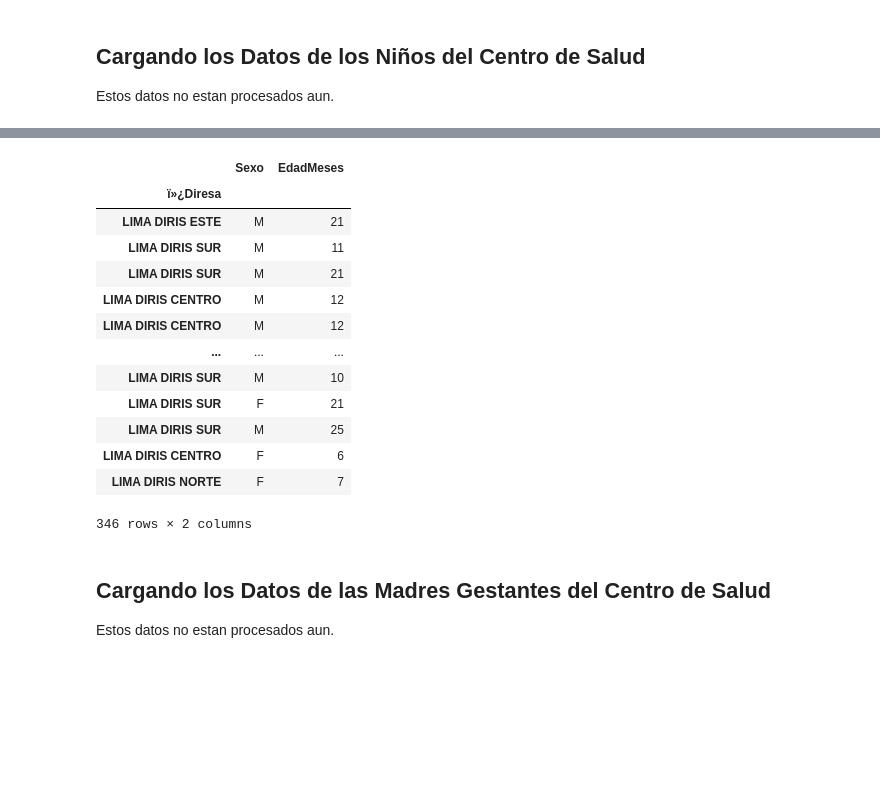
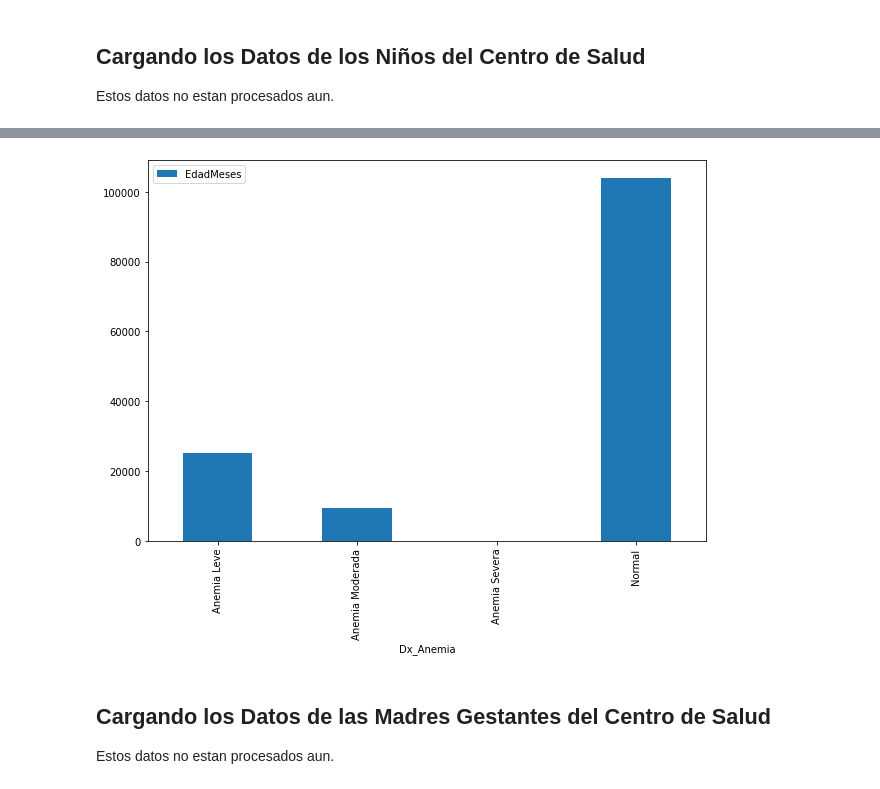
Before and after one commit to ErikssonLlamocca/ProyecBootcampPy, a Jupyter notebook: Proyec1/dataAnemia.ipynb, the cells around one changed output, grey strips where cells are left out. Cells and saved outputs as stored; diff of their text form; code cells hidden in the pictures; blank space fills up the shorter version.

```diff
--- a/Proyec1/dataAnemia.ipynb
+++ b/Proyec1/dataAnemia.ipynb
@@ -40,20 +57,14 @@ agx.shape
+# %%
+ddf1= dfnt.groupby('Dx_Anemia')['EdadMeses'].count()
+# %%
+fd= pd.DataFrame(ddf1)
+# %%
+fd.plot(kind = "bar", figsize=(10,7) )
+plt.show()
+# %% [output]
+[figure, added]
 # %%
-agx[['Sexo', 'EdadMeses']]
+ddf = agx[['Sexo', 'EdadMeses']]
-# %% [output]
-|  | Sexo | EdadMeses |
-| ï»¿Diresa |  |  |
-| LIMA DIRIS ESTE | M | 21 |
-| LIMA DIRIS SUR | M | 11 |
-| LIMA DIRIS SUR | M | 21 |
-| LIMA DIRIS CENTRO | M | 12 |
-| LIMA DIRIS CENTRO | M | 12 |
-| ... | ... | ... |
-| LIMA DIRIS SUR | M | 10 |
-| LIMA DIRIS SUR | F | 21 |
-| LIMA DIRIS SUR | M | 25 |
-| LIMA DIRIS CENTRO | F | 6 |
-| LIMA DIRIS NORTE | F | 7 |
-346 rows × 2 columns
 # %% [markdown]
 ## Cargando los Datos de las Madres Gestantes del Centro de Salud
 Estos datos no estan procesados aun.
```
Also changed, not shown: parts of 11 cells of this notebook.
